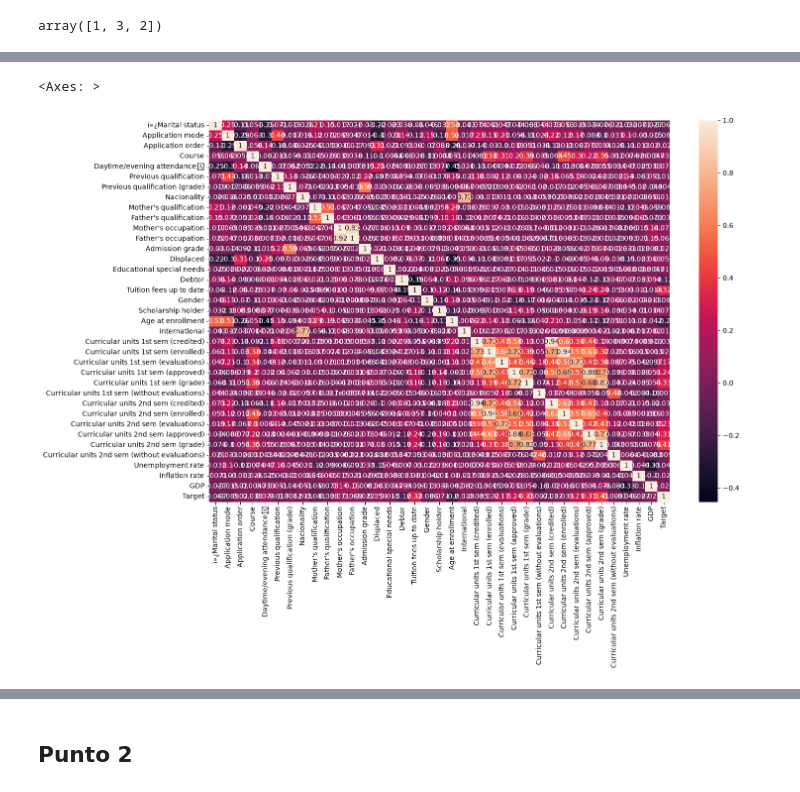
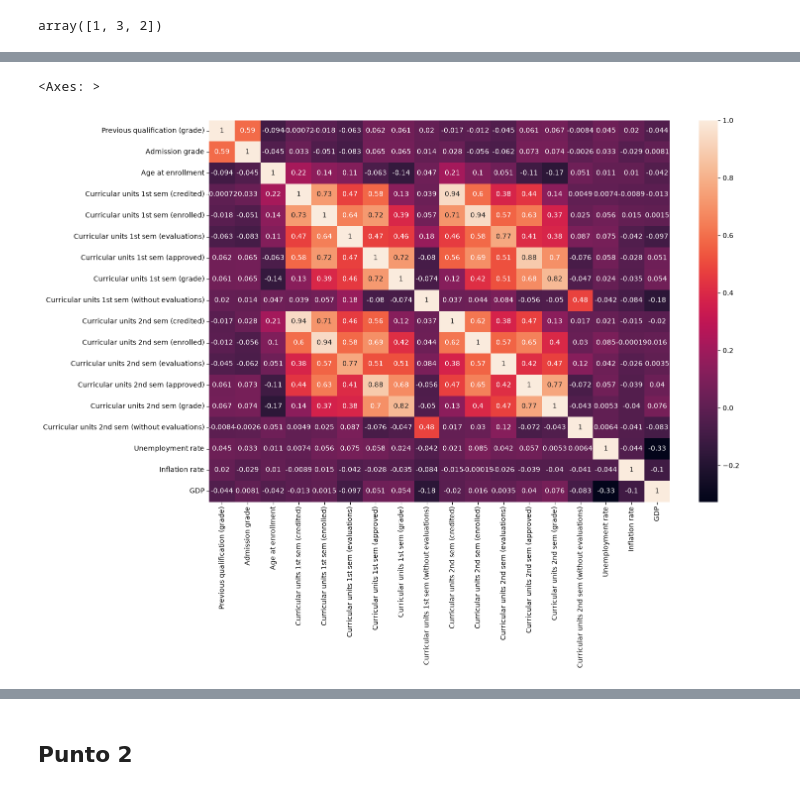
Before and after one commit to BreinerNavarro/IA_II, a Jupyter notebook: Corte_II/Parcial_2_IA2/parcial2_IA.ipynb, the cells around one changed output, grey strips where cells are left out. Drawn from its saved outputs; the diff is of its cells as text; code cells hidden in the pictures.

```diff
--- a/Corte_II/Parcial_2_IA2/parcial2_IA.ipynb
+++ b/Corte_II/Parcial_2_IA2/parcial2_IA.ipynb
@@ -129,5 +170,7 @@ x_under_encoded = pd.get_dummies(x_under,drop_first=True,dtype=int)
 # %%
-df_new = x_under_encoded.copy()
+# Agregamos la variable objetivo al dataset balanceado y codificado para poder entrenar el modelo
+
+df_new = x_under.copy()
 df_new["Target"] = y_under
 
 print(df_new.dtypes)
@@ -162,6 +189,0 @@ df_new.head()
-# %%
-plt.figure(figsize=(15,10))
-sns.heatmap(df_new.corr(), annot = True)
-# %% [output]
-<Axes: >
-[figure, removed]
@@ -169,0 +190,32 @@ x_train, x_test, y_train, y_test = train_test_split(x_under_encoded,y_under,test
+# %%
+numericas = [
+    "Previous qualification (grade)",
+    "Admission grade",
+    "Age at enrollment",
+
+    "Curricular units 1st sem (credited)",
+    "Curricular units 1st sem (enrolled)",
+    "Curricular units 1st sem (evaluations)",
+    "Curricular units 1st sem (approved)",
+    "Curricular units 1st sem (grade)",
+    "Curricular units 1st sem (without evaluations)",
+
+    "Curricular units 2nd sem (credited)",
+    "Curricular units 2nd sem (enrolled)",
+    "Curricular units 2nd sem (evaluations)",
+    "Curricular units 2nd sem (approved)",
+    "Curricular units 2nd sem (grade)",
+    "Curricular units 2nd sem (without evaluations)",
+
+    "Unemployment rate",
+    "Inflation rate",
+    "GDP"
+]
+
+# Mostramos la correlacion solo entre variables numericas
+corr = df_new[numericas].corr()
+plt.figure(figsize=(15,10))
+sns.heatmap(corr, annot = True)
+# %% [output]
+<Axes: >
+[figure, added]
```
Also changed, not shown: parts of 41 cells of this notebook.
